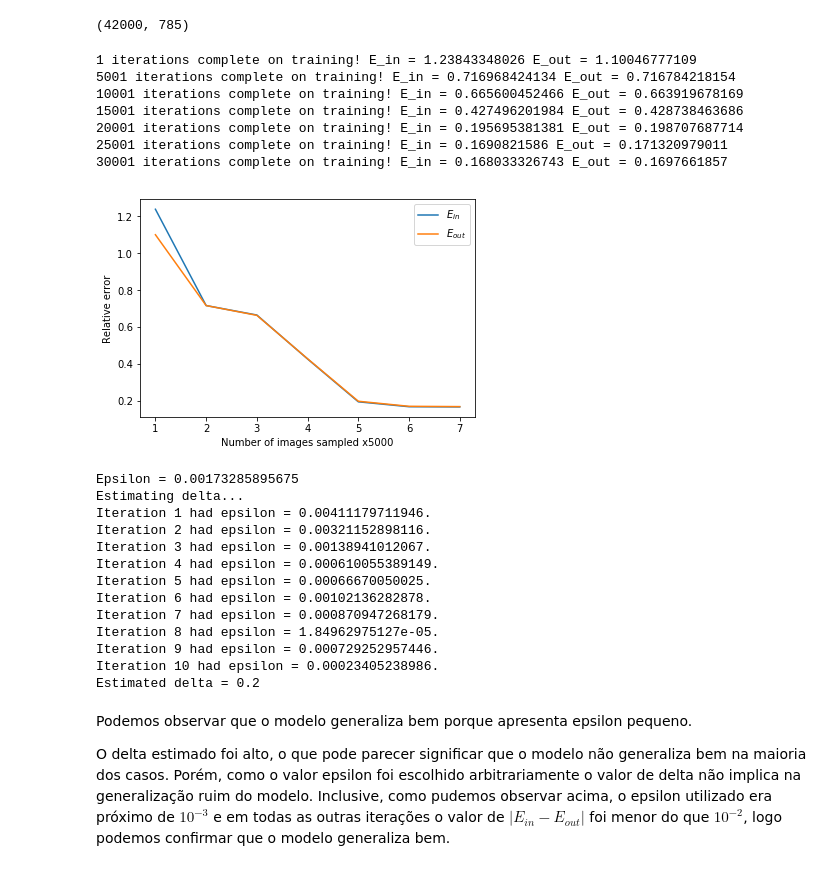
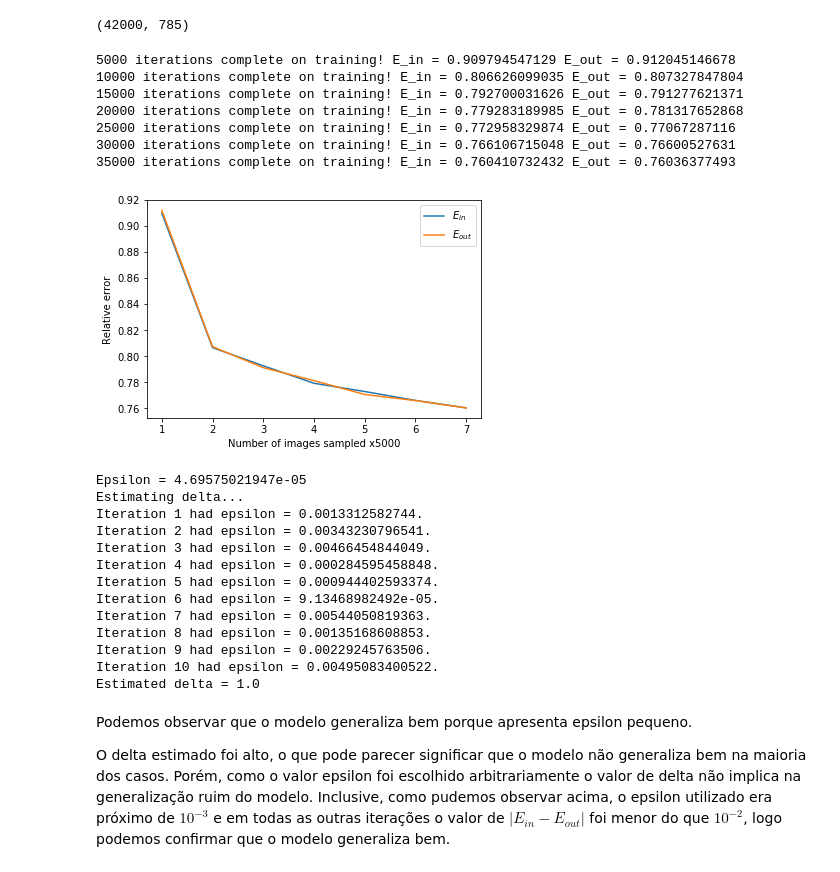
Before and after one commit to gustavoem/bcc, a Jupyter notebook: 7semestre/460/ep3/ep3.ipynb, the cells around one changed output. Cells and saved outputs as stored; diff of their text form; code cells hidden in the pictures.

Commit message:
Finished Machine Learning assignment

```diff
--- a/7semestre/460/ep3/ep3.ipynb
+++ b/7semestre/460/ep3/ep3.ipynb
@@ -89,6 +89,8 @@ features_size = 784
 output_size = 10
 X = tf.placeholder ("float", [None, features_size], name = 'X')
 Y = tf.placeholder ("float", [None, output_size], name = 'Y')
+learning_rate = 0.001
+
 
 # Defines our model
 def createNN (hidden1_size, hidden2_size):
@@ -99,7 +101,6 @@ def createNN (hidden1_size, hidden2_size):
         d1 = hidden1_size
         d2 = hidden2_size
         d3 = output_size
-        learning_rate = 0.001
 
         # Wl = matrix of weights of level (l - 1) => l
         W1 = tf.Variable (tf.random_uniform ([d0, d1], -1, 1))
@@ -127,7 +128,8 @@ def createNN (hidden1_size, hidden2_size):
 
 h_y = createNN (300, 100)
 cost = tf.reduce_mean (tf.square (Y - h_y))
-optimizer = tf.train.GradientDescentOptimizer (0.01).minimize (cost)
+optimizer = \
+    tf.train.GradientDescentOptimizer (learning_rate).minimize (cost)
 
 init = tf.global_variables_initializer()
 sess = tf.Session ()
@@ -146,7 +148,7 @@ for i in range (35000):
     # SGD iteration
     _, err = sess.run ([optimizer, cost], {X: features, Y: label})
 
-    if (i % 5000 == 0):
+    if ((i + 1) % 5000 == 0):
         # Calculates e_in
         e_in = avg_error (data[:i + 1, :], X, Y, cost)
         e_in_arr.append (e_in)
@@ -170,54 +172,54 @@ plot_error (7, erros_list, labels_list)
 epsilon = abs (e_out_arr[-1] - e_in_arr[-1])
 print ("Epsilon = "  + str (epsilon))
 
 
 # Estimates delta
 print ("Estimating delta...")
 delta = .0
 for i in range (10):
     sess.run (init)
     training_set, validation_set = validation_partition (data,
                                                          42000 - 7000)
 
     for j in range (training_set.shape[0]):
         features = np.empty ([1, features_size])
         features[0, :] = training_set[j, 1:]
         label = np.empty ([1, output_size])
         label[0, :] = int_to_binary_arr (training_set[j, 0])
         # SGD iteration
         sess.run (optimizer, {X: features, Y: label})
 
     e_in = avg_error (training_set, X, Y, cost)
     e_out = avg_error (validation_set, X, Y, cost)
 
     if (abs (e_in - e_out) > epsilon):
         delta += 1.
     print ("Iteration " + str (i + 1) + " had epsilon = " +
            str (abs (e_in - e_out)) + ".")
 delta /= 10
 print ("Estimated delta = " + str (delta))
 # %% [output]
-1 iterations complete on training! E_in = 1.23843348026 E_out = 1.10046777109
-5001 iterations complete on training! E_in = 0.716968424134 E_out = 0.716784218154
-10001 iterations complete on training! E_in = 0.665600452466 E_out = 0.663919678169
-15001 iterations complete on training! E_in = 0.427496201984 E_out = 0.428738463686
-20001 iterations complete on training! E_in = 0.195695381381 E_out = 0.198707687714
-25001 iterations complete on training! E_in = 0.1690821586 E_out = 0.171320979011
-30001 iterations complete on training! E_in = 0.168033326743 E_out = 0.1697661857
+5000 iterations complete on training! E_in = 0.909794547129 E_out = 0.912045146678
+10000 iterations complete on training! E_in = 0.806626099035 E_out = 0.807327847804
+15000 iterations complete on training! E_in = 0.792700031626 E_out = 0.791277621371
+20000 iterations complete on training! E_in = 0.779283189985 E_out = 0.781317652868
+25000 iterations complete on training! E_in = 0.772958329874 E_out = 0.77067287116
+30000 iterations complete on training! E_in = 0.766106715048 E_out = 0.76600527631
+35000 iterations complete on training! E_in = 0.760410732432 E_out = 0.76036377493
-[figure, old version]
+[figure, new version]
-Epsilon = 0.00173285895675
+Epsilon = 4.69575021947e-05
 Estimating delta...
-Iteration 1 had epsilon = 0.00411179711946.
-Iteration 2 had epsilon = 0.00321152898116.
-Iteration 3 had epsilon = 0.00138941012067.
-Iteration 4 had epsilon = 0.000610055389149.
-Iteration 5 had epsilon = 0.00066670050025.
-Iteration 6 had epsilon = 0.00102136282878.
-Iteration 7 had epsilon = 0.000870947268179.
-Iteration 8 had epsilon = 1.84962975127e-05.
-Iteration 9 had epsilon = 0.000729252957446.
-Iteration 10 had epsilon = 0.00023405238986.
-Estimated delta = 0.2
+Iteration 1 had epsilon = 0.0013312582744.
+Iteration 2 had epsilon = 0.00343230796541.
+Iteration 3 had epsilon = 0.00466454844049.
+Iteration 4 had epsilon = 0.000284595458848.
+Iteration 5 had epsilon = 0.000944402593374.
+Iteration 6 had epsilon = 9.13468982492e-05.
+Iteration 7 had epsilon = 0.00544050819363.
+Iteration 8 had epsilon = 0.00135168608853.
+Iteration 9 had epsilon = 0.00229245763506.
+Iteration 10 had epsilon = 0.00495083400522.
+Estimated delta = 1.0
 # %% [markdown]
 Podemos observar que o modelo generaliza bem porque apresenta epsilon pequeno.
 
```
Also changed, not shown: parts of 7 cells of this notebook, 3 other files.
